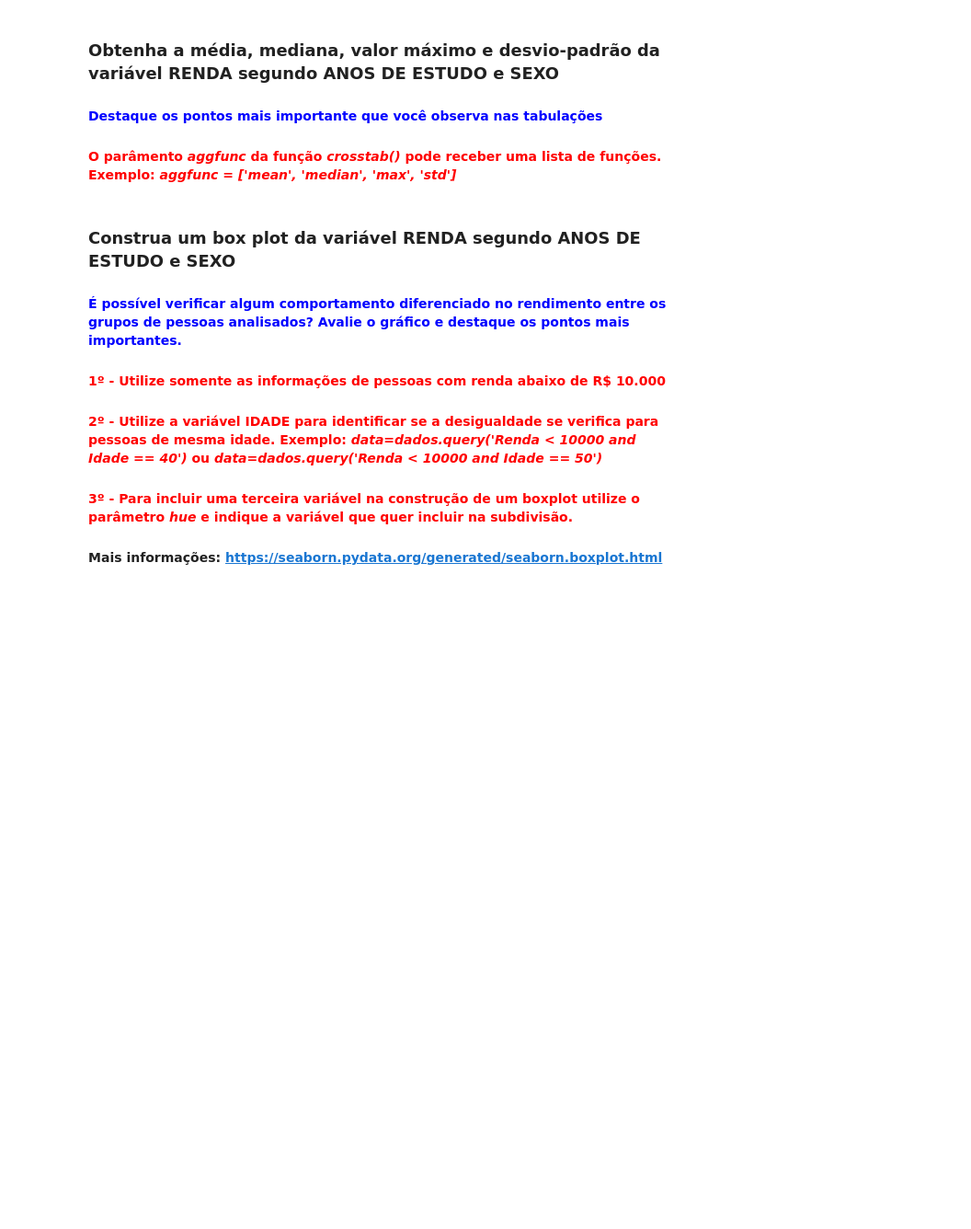
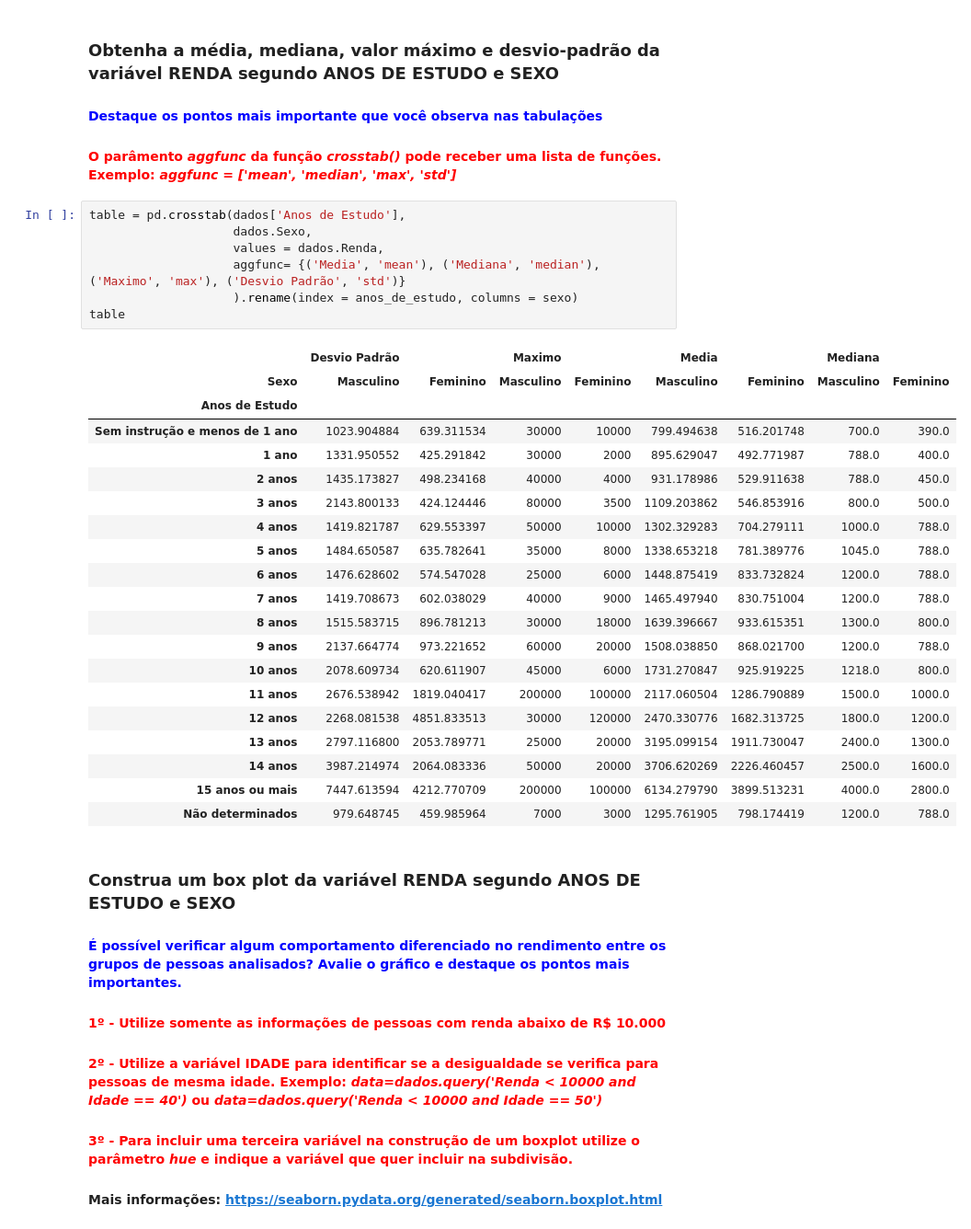
Before and after one commit to wcotta/alura, a Jupyter notebook: Formação Data Science/Modulo I/Projetos/Análise_Descritiva.ipynb, the cells around one changed output. Shown: that part at 92% size. Drawn from its saved outputs; the diff is of its cells as text; blank space fills up the shorter version.

```diff
--- a/Formação Data Science/Modulo I/Projetos/Análise_Descritiva.ipynb
+++ b/Formação Data Science/Modulo I/Projetos/Análise_Descritiva.ipynb
@@ -500,6 +509,34 @@ from scipy import stats
 ### Obtenha a média, mediana, valor máximo e desvio-padrão da variável RENDA segundo ANOS DE ESTUDO e SEXO
 #### <font color='blue'>Destaque os pontos mais importante que você observa nas tabulações</font>
 #### <font color='red'>O parâmento <i>aggfunc</i> da função <i>crosstab()</i> pode receber uma lista de funções. Exemplo: <i>aggfunc = ['mean', 'median', 'max', 'std']</i></font>
+# %%
+table = pd.crosstab(dados['Anos de Estudo'],
+                    dados.Sexo,
+                    values = dados.Renda,
+                    aggfunc= {('Media', 'mean'), ('Mediana', 'median'), ('Maximo', 'max'), ('Desvio Padrão', 'std')}
+                    ).rename(index = anos_de_estudo, columns = sexo)
+table
+# %% [output]
+|  | Desvio Padrão |  | Maximo |  | Media |  | Mediana |  |
+| Sexo | Masculino | Feminino | Masculino | Feminino | Masculino | Feminino | Masculino | Feminino |
+| Anos de Estudo |  |  |  |  |  |  |  |  |
+| Sem instrução e menos de 1 ano | 1023.904884 | 639.311534 | 30000 | 10000 | 799.494638 | 516.201748 | 700.0 | 390.0 |
+| 1 ano | 1331.950552 | 425.291842 | 30000 | 2000 | 895.629047 | 492.771987 | 788.0 | 400.0 |
+| 2 anos | 1435.173827 | 498.234168 | 40000 | 4000 | 931.178986 | 529.911638 | 788.0 | 450.0 |
+| 3 anos | 2143.800133 | 424.124446 | 80000 | 3500 | 1109.203862 | 546.853916 | 800.0 | 500.0 |
+| 4 anos | 1419.821787 | 629.553397 | 50000 | 10000 | 1302.329283 | 704.279111 | 1000.0 | 788.0 |
+| 5 anos | 1484.650587 | 635.782641 | 35000 | 8000 | 1338.653218 | 781.389776 | 1045.0 | 788.0 |
+| 6 anos | 1476.628602 | 574.547028 | 25000 | 6000 | 1448.875419 | 833.732824 | 1200.0 | 788.0 |
+| 7 anos | 1419.708673 | 602.038029 | 40000 | 9000 | 1465.497940 | 830.751004 | 1200.0 | 788.0 |
+| 8 anos | 1515.583715 | 896.781213 | 30000 | 18000 | 1639.396667 | 933.615351 | 1300.0 | 800.0 |
+| 9 anos | 2137.664774 | 973.221652 | 60000 | 20000 | 1508.038850 | 868.021700 | 1200.0 | 788.0 |
+| 10 anos | 2078.609734 | 620.611907 | 45000 | 6000 | 1731.270847 | 925.919225 | 1218.0 | 800.0 |
+| 11 anos | 2676.538942 | 1819.040417 | 200000 | 100000 | 2117.060504 | 1286.790889 | 1500.0 | 1000.0 |
+| 12 anos | 2268.081538 | 4851.833513 | 30000 | 120000 | 2470.330776 | 1682.313725 | 1800.0 | 1200.0 |
+| 13 anos | 2797.116800 | 2053.789771 | 25000 | 20000 | 3195.099154 | 1911.730047 | 2400.0 | 1300.0 |
+| 14 anos | 3987.214974 | 2064.083336 | 50000 | 20000 | 3706.620269 | 2226.460457 | 2500.0 | 1600.0 |
+| 15 anos ou mais | 7447.613594 | 4212.770709 | 200000 | 100000 | 6134.279790 | 3899.513231 | 4000.0 | 2800.0 |
+| Não determinados | 979.648745 | 459.985964 | 7000 | 3000 | 1295.761905 | 798.174419 | 1200.0 | 788.0 |
 # %% [markdown]
 ### Construa um box plot da variável RENDA segundo ANOS DE ESTUDO e SEXO
 #### <font color='blue'>É possível verificar algum comportamento diferenciado no rendimento entre os grupos de pessoas analisados? Avalie o gráfico e destaque os pontos mais importantes.</font>
```
Also changed, not shown: parts of 7 cells of this notebook.
